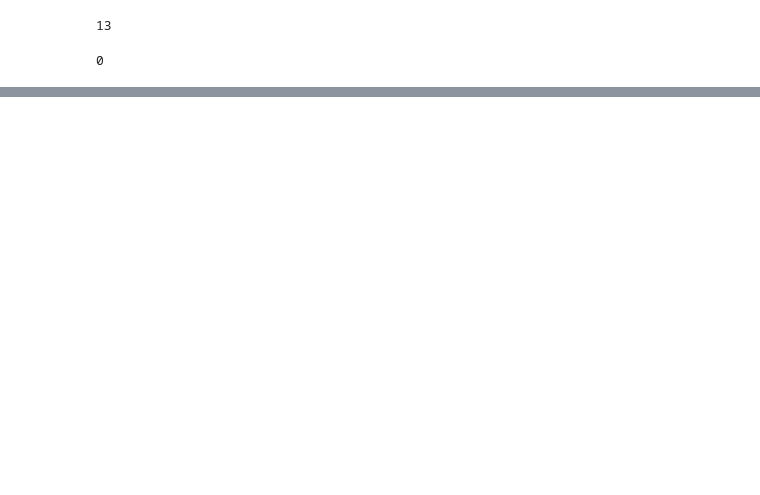
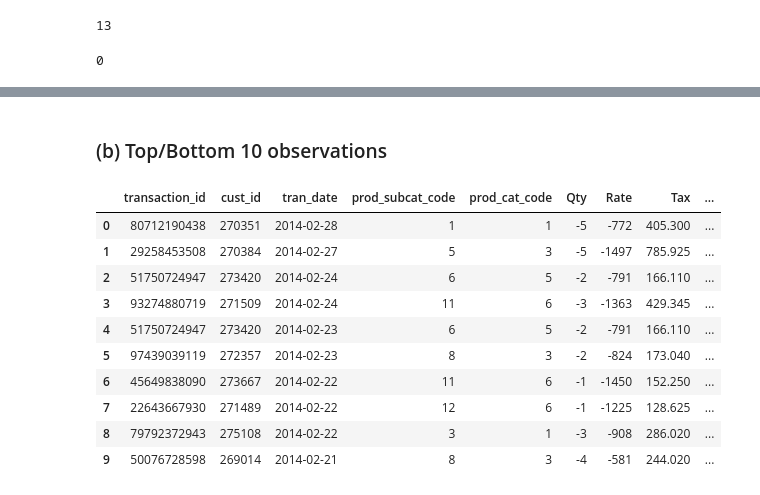
Before and after one commit to sakshisv/Retail-Case-Study, a Jupyter notebook: Retail Case Study (Python).ipynb, the cells around one changed output, grey strips where cells are left out. Saved outputs shown, nothing was run; the diff lists cells and outputs as text; code cells hidden in the pictures; blank space fills up the shorter version.

```diff
--- a/Retail Case Study (Python).ipynb
+++ b/Retail Case Study (Python).ipynb
@@ -121,6 +121,6 @@ dtype: object
 # %% [markdown]
 ### 1. Merge the datasets Customers, Product Hierarchy and Transactions as Customer_Final. Ensure to keep all customers who have done transactions with us and select the join type accordingly.
 # %%
-cust_tran = pd.merge(left = customers, right = transactions, left_on = 'customer_Id', right_on = 'cust_id', how = 'left')
+cust_tran = pd.merge(left = transactions, right = customers, left_on = 'cust_id', right_on = 'customer_Id', how = 'left')
 # %%
 Customer_Final = pd.merge(left = cust_tran, right = prod_cats, left_on = ['prod_subcat_code', 'prod_cat_code'], right_on = ['prod_sub_cat_code', 'prod_cat_code'], how = 'left')
@@ -136,0 +171,18 @@ Customer_Final.duplicated().sum()
+# %% [markdown]
+### (b) Top/Bottom 10 observations
+# %%
+# Top 10 Observations
+
+Customer_Final.head(10)
+# %% [output]
+|  | transaction_id | cust_id | tran_date | prod_subcat_code | prod_cat_code | Qty | Rate | Tax | ... |
+| 0 | 80712190438 | 270351 | 2014-02-28 | 1 | 1 | -5 | -772 | 405.300 | ... |
+| 1 | 29258453508 | 270384 | 2014-02-27 | 5 | 3 | -5 | -1497 | 785.925 | ... |
+| 2 | 51750724947 | 273420 | 2014-02-24 | 6 | 5 | -2 | -791 | 166.110 | ... |
+| 3 | 93274880719 | 271509 | 2014-02-24 | 11 | 6 | -3 | -1363 | 429.345 | ... |
+| 4 | 51750724947 | 273420 | 2014-02-23 | 6 | 5 | -2 | -791 | 166.110 | ... |
+| 5 | 97439039119 | 272357 | 2014-02-23 | 8 | 3 | -2 | -824 | 173.040 | ... |
+| 6 | 45649838090 | 273667 | 2014-02-22 | 11 | 6 | -1 | -1450 | 152.250 | ... |
+| 7 | 22643667930 | 271489 | 2014-02-22 | 12 | 6 | -1 | -1225 | 128.625 | ... |
+| 8 | 79792372943 | 275108 | 2014-02-22 | 3 | 1 | -3 | -908 | 286.020 | ... |
+| 9 | 50076728598 | 269014 | 2014-02-21 | 8 | 3 | -4 | -581 | 244.020 | ... |
```
Also changed, not shown: parts of 9 cells of this notebook.
